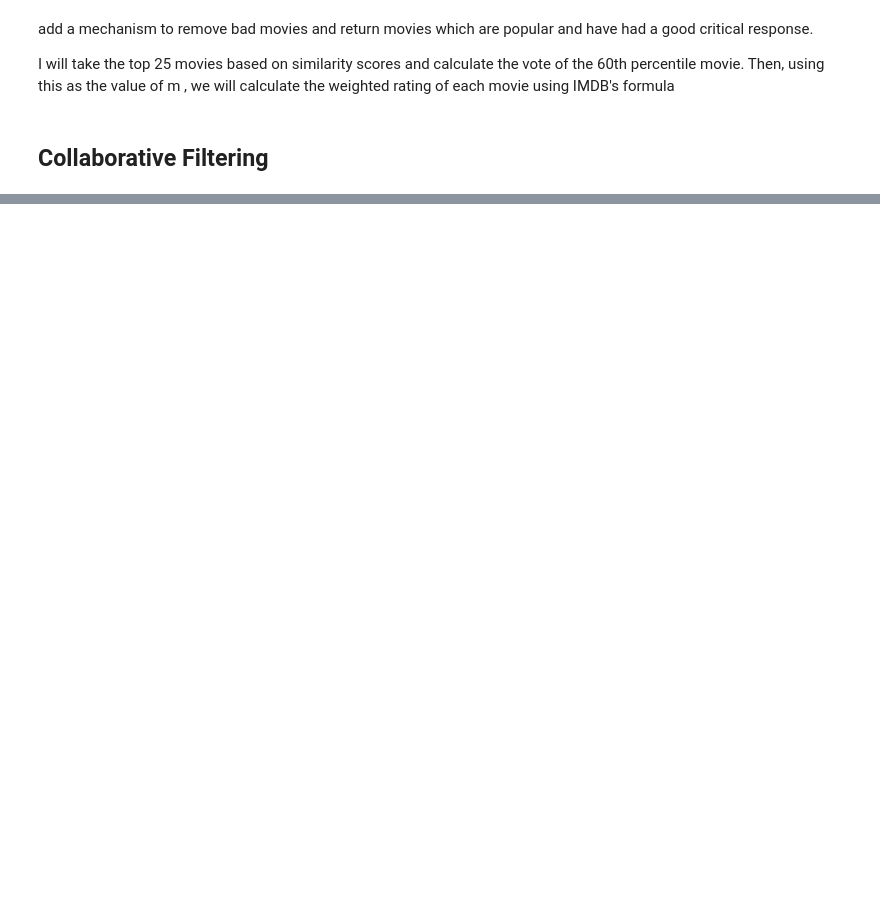
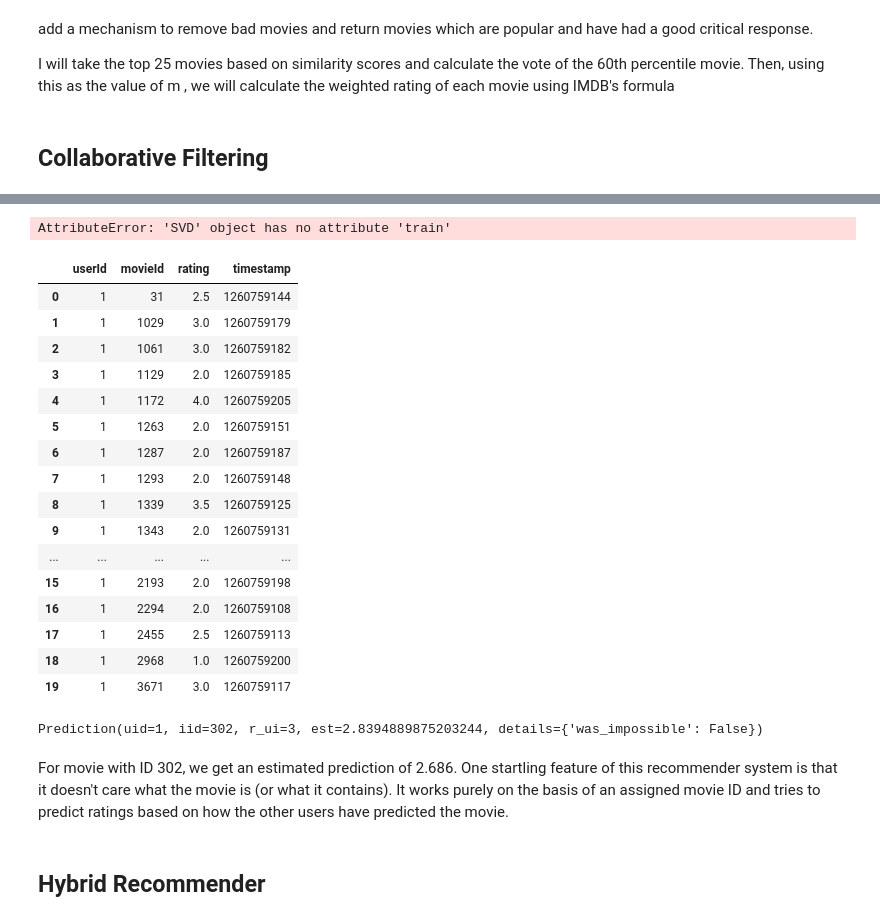
Before and after one commit to Aliciaworld/Machine-Learning-Project, a Jupyter notebook: Project-Recommendation.ipynb, the cells around one changed output, grey strips where cells are left out. Saved outputs shown, nothing was run; the diff lists cells and outputs as text; code cells hidden in the pictures; blank space fills up the shorter version.

```diff
--- a/Project-Recommendation.ipynb
+++ b/Project-Recommendation.ipynb
@@ -530,0 +708,3 @@ def improved_recommendations(title):
+# %%
+ratings = pd.read_csv('C:/Users/xiaoj/Desktop/CS/collection of data science-take home challenges\kaggle-Recommendation/ratings_small.csv')
+ratings.head(3)
@@ -530,0 +734,33 @@ def improved_recommendations(title):
+# %%
+trainset = data.build_full_trainset()
+svd.train(trainset)
+# %% [output]
+AttributeError: 'SVD' object has no attribute 'train'
+# %%
+ratings[ratings['userId'] == 1]
+# %% [output]
+|  | userId | movieId | rating | timestamp |
+| 0 | 1 | 31 | 2.5 | 1260759144 |
+| 1 | 1 | 1029 | 3.0 | 1260759179 |
+| 2 | 1 | 1061 | 3.0 | 1260759182 |
+| 3 | 1 | 1129 | 2.0 | 1260759185 |
+| 4 | 1 | 1172 | 4.0 | 1260759205 |
+| 5 | 1 | 1263 | 2.0 | 1260759151 |
+| 6 | 1 | 1287 | 2.0 | 1260759187 |
+| 7 | 1 | 1293 | 2.0 | 1260759148 |
+| 8 | 1 | 1339 | 3.5 | 1260759125 |
+| 9 | 1 | 1343 | 2.0 | 1260759131 |
+| ... | ... | ... | ... | ... |
+| 15 | 1 | 2193 | 2.0 | 1260759198 |
+| 16 | 1 | 2294 | 2.0 | 1260759108 |
+| 17 | 1 | 2455 | 2.5 | 1260759113 |
+| 18 | 1 | 2968 | 1.0 | 1260759200 |
+| 19 | 1 | 3671 | 3.0 | 1260759117 |
+# %%
+svd.predict(1, 302, 3)
+# %% [output]
+Prediction(uid=1, iid=302, r_ui=3, est=2.8394889875203244, details={'was_impossible': False})
+# %% [markdown]
+For movie with ID 302, we get an estimated prediction of 2.686. One startling feature of this recommender system is that it doesn't care what the movie is (or what it contains). It works purely on the basis of an assigned movie ID and tries to predict ratings based on how the other users have predicted the movie.
+# %% [markdown]
+## Hybrid Recommender
```
Also changed, not shown: parts of 44 cells of this notebook.
